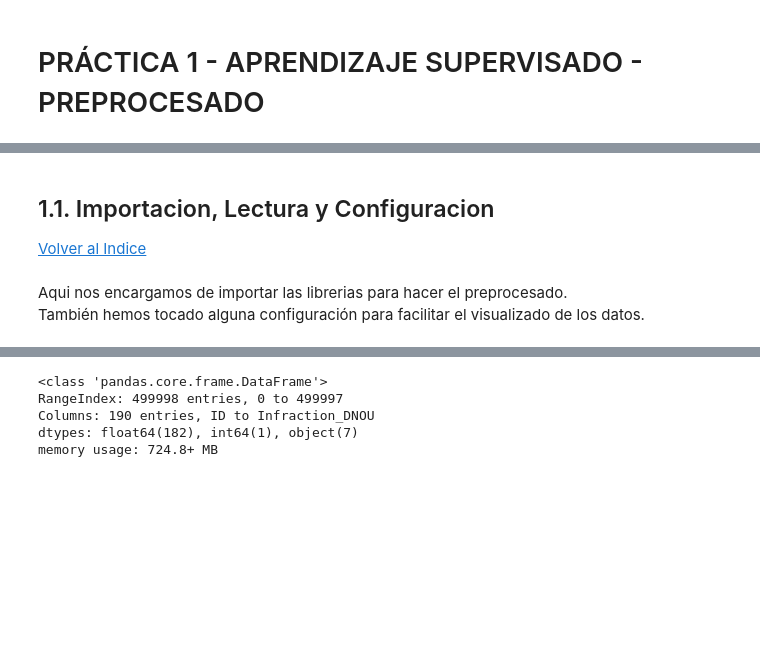
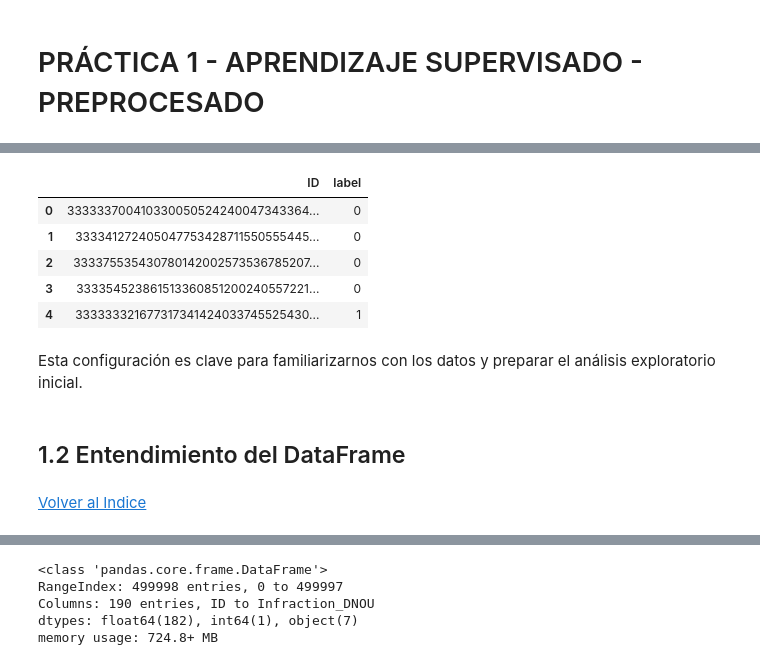
Before and after one commit to AndreesBenitoo/Practica_AA_Andres_Pedro, a Jupyter notebook: preprocess.ipynb, the cells around one changed output, grey strips where cells are left out. Saved outputs shown, nothing was run; the diff lists cells and outputs as text; code cells hidden in the pictures; blank space fills up the shorter version.

```diff
--- a/preprocess.ipynb
+++ b/preprocess.ipynb
@@ -32,5 +95,15 @@
+# %%
+df_label.head()
+# %% [output]
+|  | ID | label |
+| 0 | 333333700410330050524240047343364... | 0 |
+| 1 | 333341272405047753428711550555445... | 0 |
+| 2 | 333375535430780142002573536785207... | 0 |
+| 3 | 333354523861513360851200240557221... | 0 |
+| 4 | 333333321677317341424033745525430... | 1 |
+# %% [markdown]
+Esta configuración es clave para familiarizarnos con los datos y preparar el análisis exploratorio inicial.
+# %% [markdown]
+## 1.2 Entendimiento del DataFrame
 # %% [markdown]
-## 1.1. Importacion, Lectura y Configuracion
 [Volver al Indice](#0-indice)
-# %% [markdown]
-Aqui nos encargamos de importar las librerias para hacer el preprocesado.<br>También hemos tocado alguna configuración para facilitar el visualizado de los datos.
```
Also changed, not shown: parts of 170 cells of this notebook.
